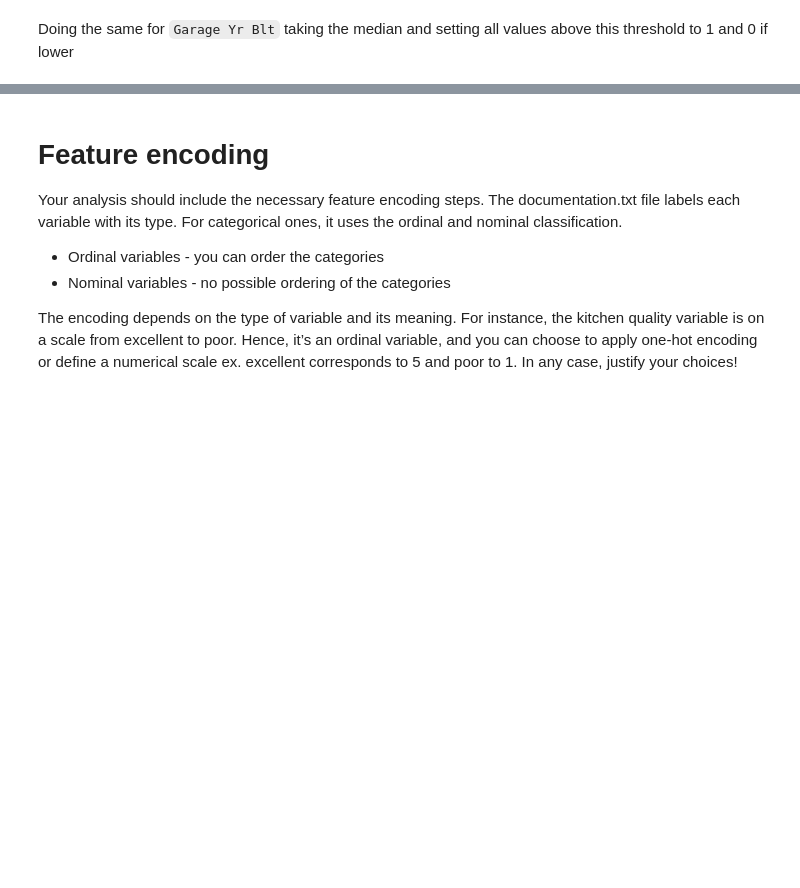
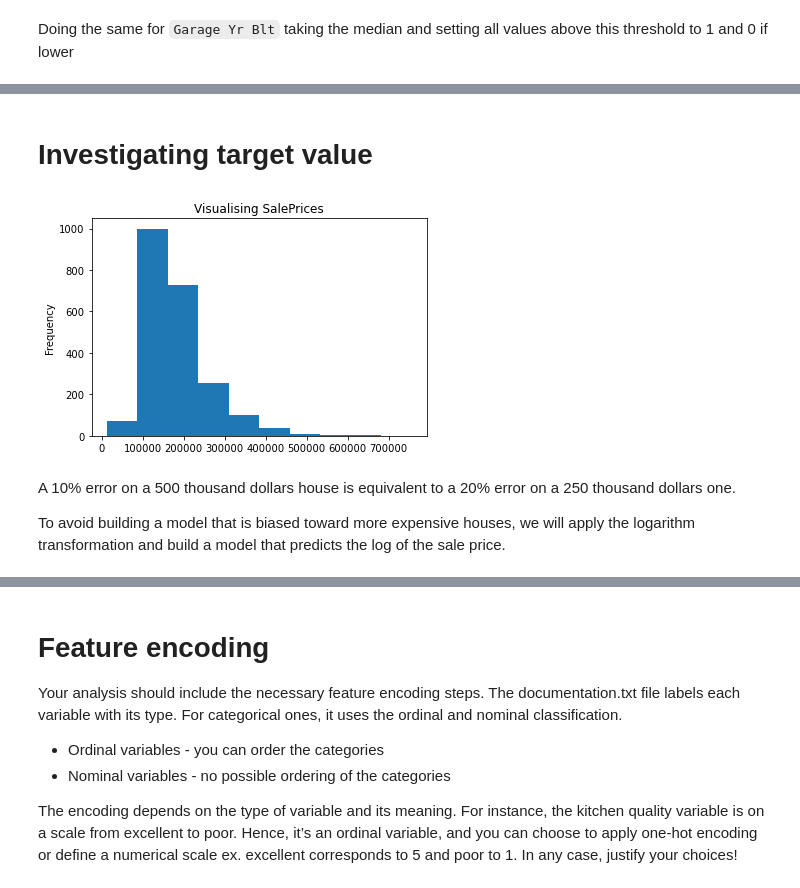
Before and after one commit to PiWebswiss/Project-AI-3, a Jupyter notebook: house-prices/house-prices-solution.ipynb, the cells around one changed output, grey strips where cells are left out. Saved outputs shown, nothing was run; the diff lists cells and outputs as text; code cells hidden in the pictures; blank space fills up the shorter version.

```diff
--- a/house-prices/house-prices-solution.ipynb
+++ b/house-prices/house-prices-solution.ipynb
@@ -745,0 +693,13 @@ Name: Garage Yr Blt before 1978, Length: 2172, dtype: int32
+# %% [markdown]
+# Investigating target value
+# %%
+# Plot SalePrices
+train_df.SalePrice.plot.hist()
+plt.title("Visualising SalePrices")
+plt.show()
+# %% [output]
+[figure, added]
+# %% [markdown]
+A 10% error on a 500 thousand dollars house is equivalent to a 20% error on a 250 thousand dollars one.
+
+To avoid building a model that is biased toward more expensive houses, we will apply the logarithm transformation and build a model that predicts the log of the sale price.
```
Also changed, not shown: parts of 68 cells of this notebook.
